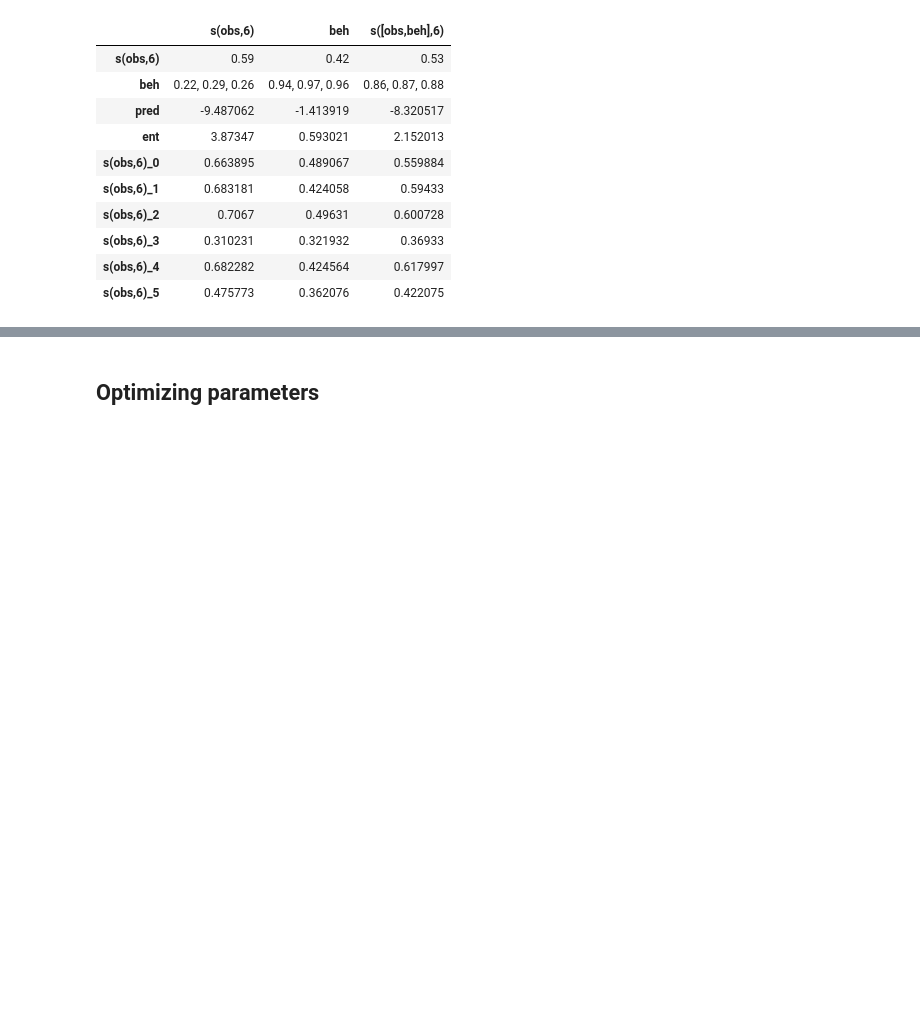
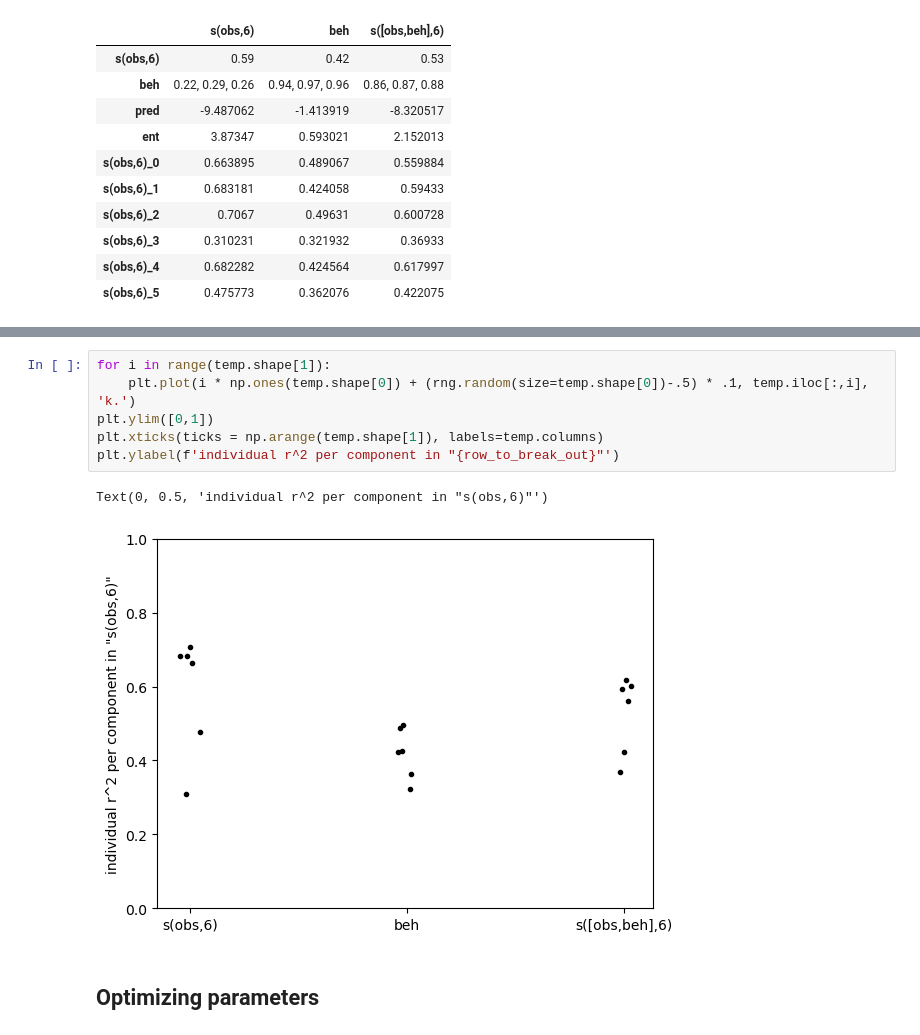
Before and after one commit to draeloslab/Bubblewrap, a Jupyter notebook: scripts/regressions.ipynb, the cells around one changed output, grey strips where cells are left out. Saved outputs shown, nothing was run; the diff lists cells and outputs as text; blank space fills up the shorter version.

Commit message:
adds a component breakout graph

```diff
--- a/scripts/regressions.ipynb
+++ b/scripts/regressions.ipynb
@@ -404,3 +413,12 @@ pd.concat([table, temp]) # you can copy-paste this right into Sheets
+# %%
+for i in range(temp.shape[1]):
+    plt.plot(i * np.ones(temp.shape[0]) + (rng.random(size=temp.shape[0])-.5) * .1, temp.iloc[:,i], 'k.')
+plt.ylim([0,1])
+plt.xticks(ticks = np.arange(temp.shape[1]), labels=temp.columns)
+plt.ylabel(f'individual r^2 per component in "{row_to_break_out}"')
+# %% [output]
+Text(0, 0.5, 'individual r^2 per component in "s(obs,6)"')
+[figure, added]
 # %% [markdown]
 ## Optimizing parameters
 # %%
```
Also changed, not shown: parts of 1 cell of this notebook.
